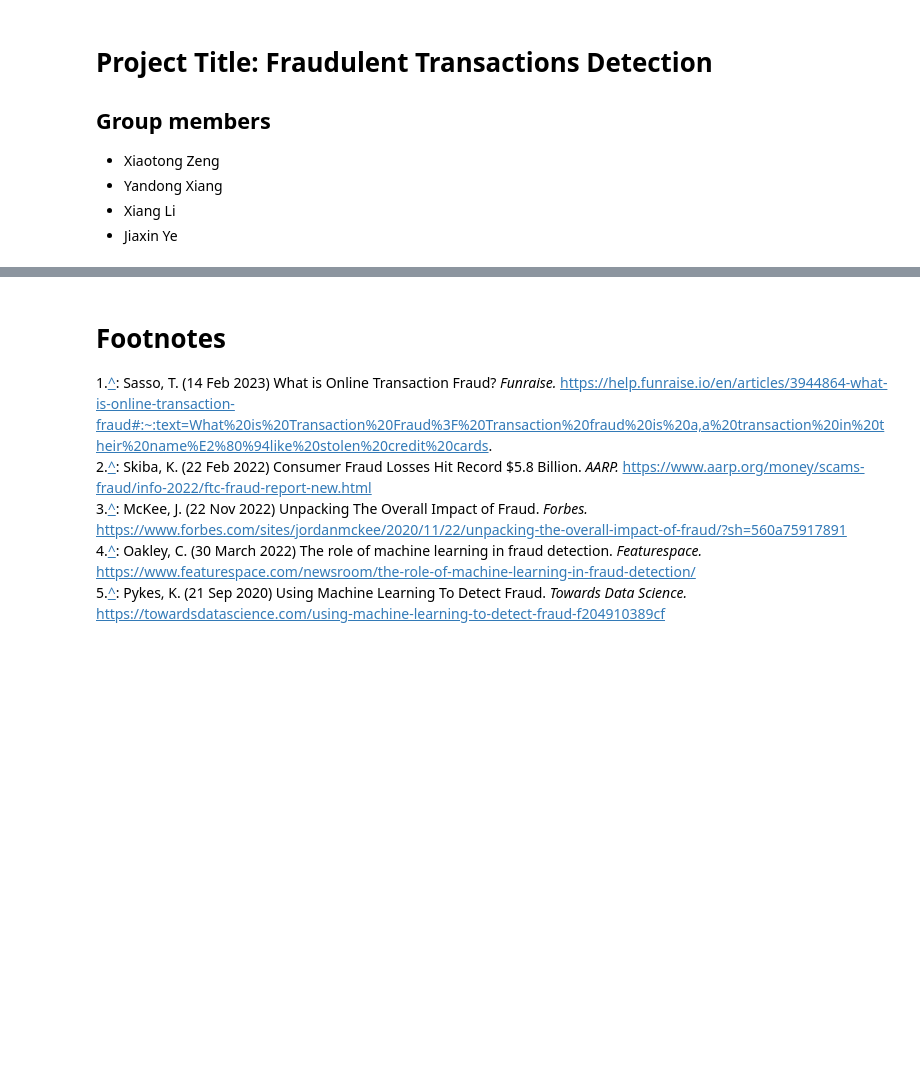
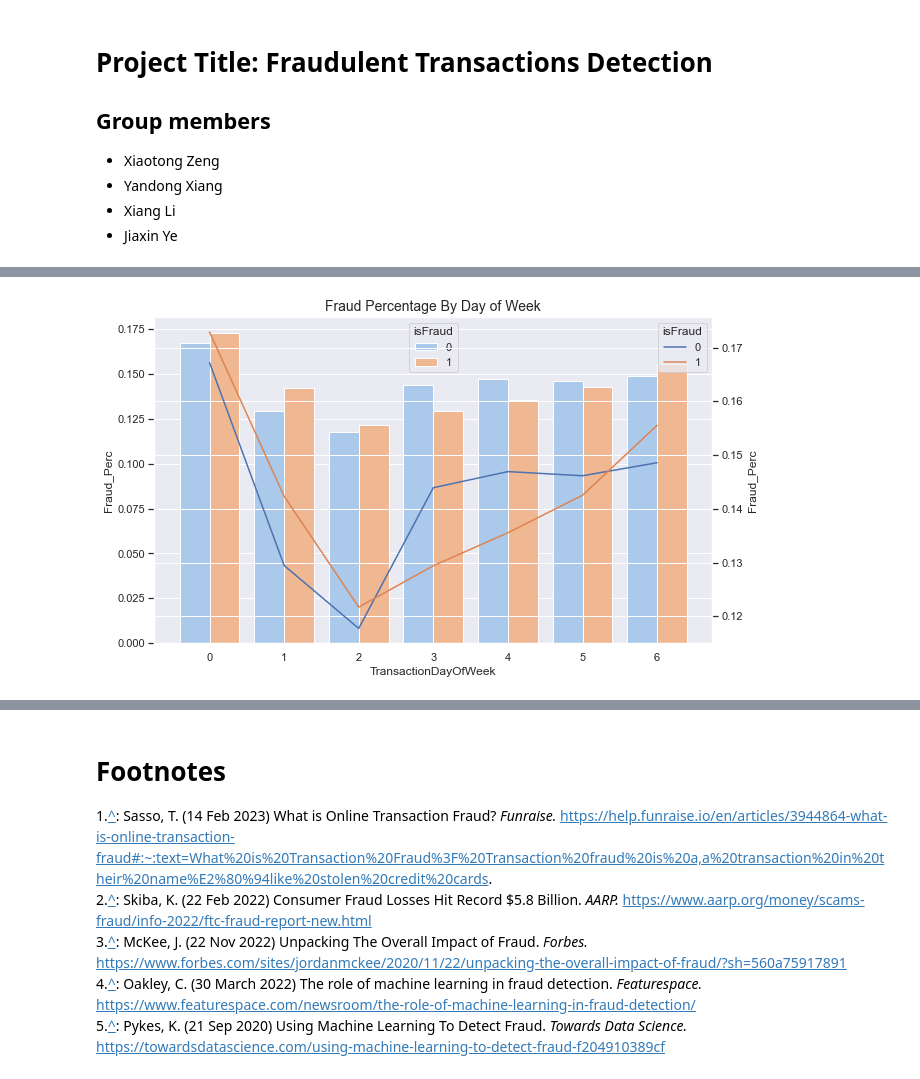
Before and after one commit to COGS118A/Group005-Wi23, a Jupyter notebook: FinalProjectGroup005-Wi23.ipynb, the cells around one changed output, grey strips where cells are left out. Cells and saved outputs as stored; diff of their text form; code cells hidden in the pictures; blank space fills up the shorter version.

```diff
--- a/FinalProjectGroup005-Wi23.ipynb
+++ b/FinalProjectGroup005-Wi23.ipynb
@@ -172,0 +133,13 @@ Reiterate your main point and in just a few sentences tell us how your results s
+# %%
+fraud_dow_perc = pd.DataFrame(train_df.groupby(['isFraud', 'TransactionDayOfWeek'])['isFraud'].count()).rename(columns={"isFraud": "Fraud_Perc"})
+fraud_dow_perc_df = fraud_dow_perc / fraud_dow_perc.groupby(level=0).sum()
+fraud_dow_perc_df = fraud_dow_perc_df.reset_index()
+fig, ax1 = plt.subplots(figsize=(10,6))
+ax1.set_title('Fraud Percentage By Day of Week', fontsize=14)
+ax1 = sns.barplot(x="TransactionDayOfWeek", y="Fraud_Perc", hue="isFraud", palette="pastel", data=fraud_dow_perc_df)
+ax1.tick_params(axis='y')
+ax2 = ax1.twinx()
+ax2 = sns.lineplot(x='TransactionDayOfWeek', y='Fraud_Perc', data = fraud_dow_perc_df, sort=False, hue="isFraud")
+plt.show()
+# %% [output]
+[figure, added]
```
Also changed, not shown: parts of 51 cells of this notebook, 2 other files.
